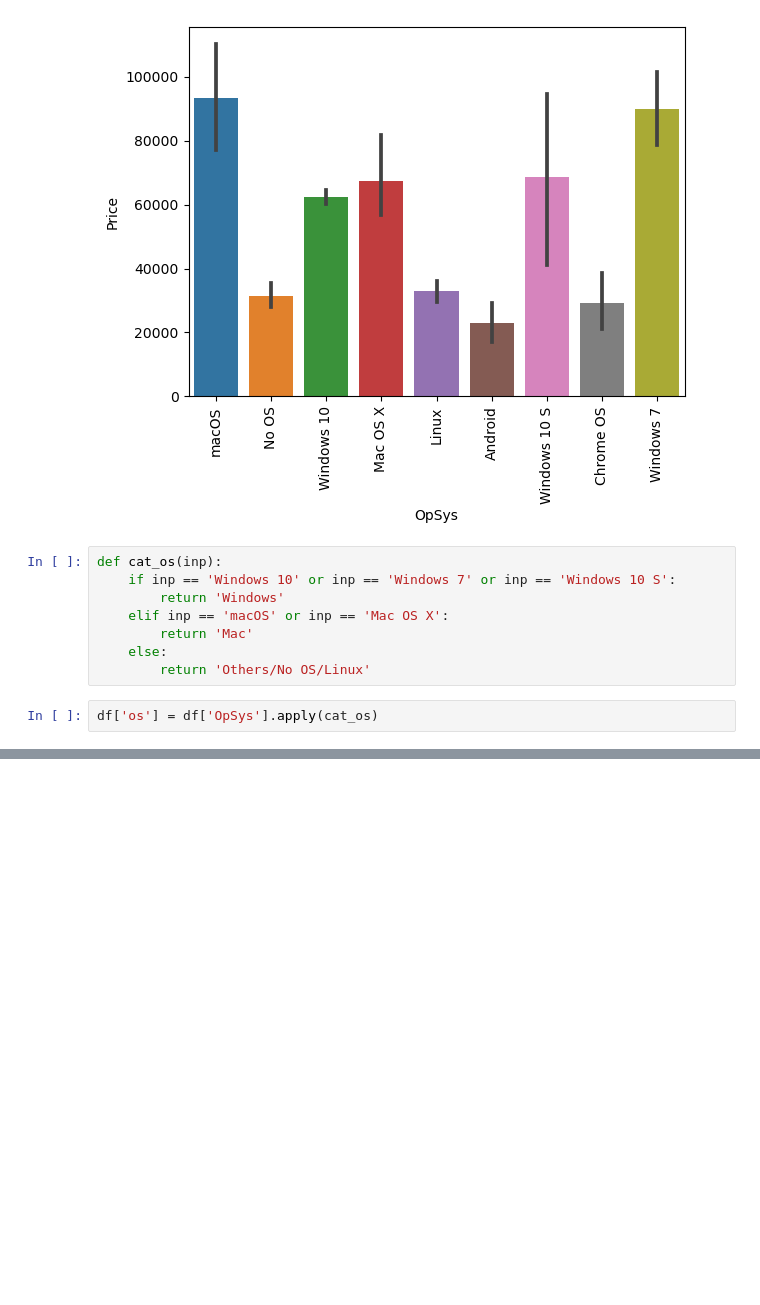
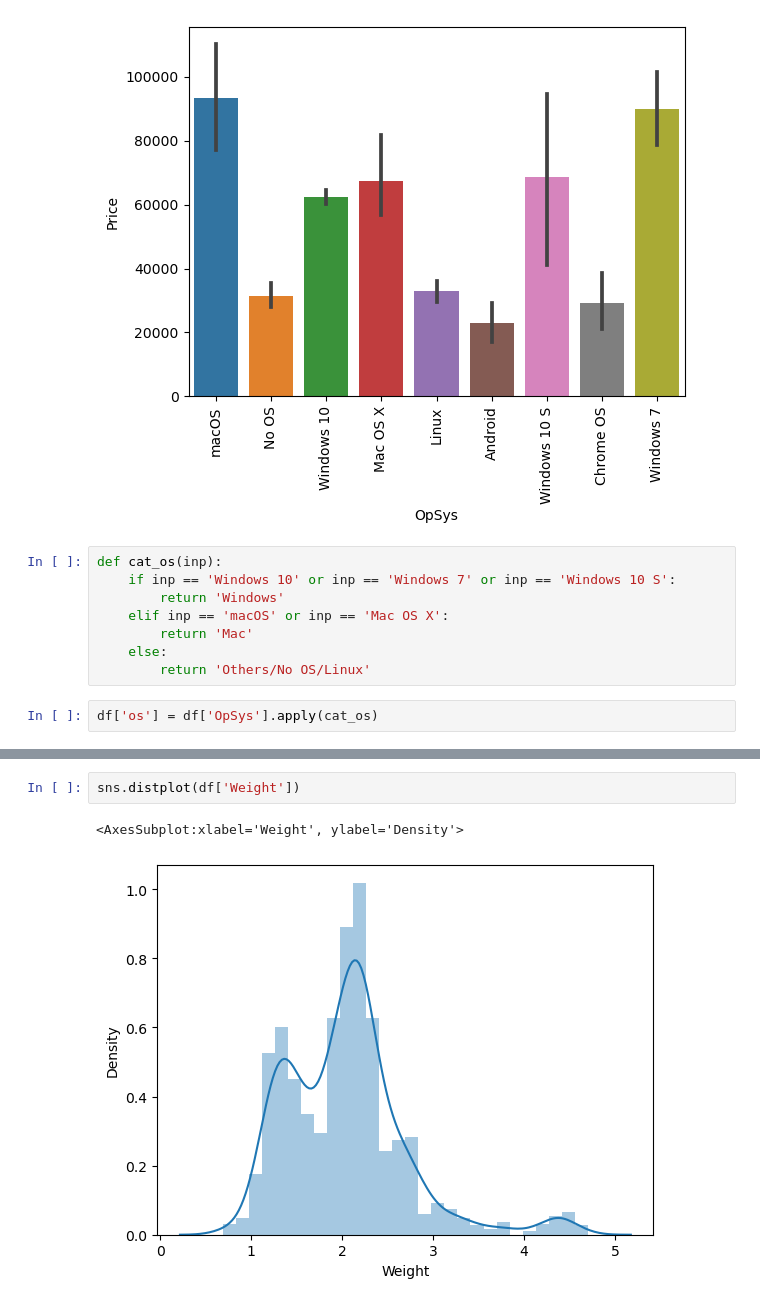
Before and after one commit to ApurbaKumarMajumder/Machine_Learning_Projects, a Jupyter notebook: Laptop_price_Predictor/notebook.ipynb, the cells around one changed output, grey strips where cells are left out. Cells and saved outputs as stored; diff of their text form; blank space fills up the shorter version.

```diff
--- a/Laptop_price_Predictor/notebook.ipynb
+++ b/Laptop_price_Predictor/notebook.ipynb
@@ -653,0 +662,5 @@ df.head()
+# %%
+sns.distplot(df['Weight'])
+# %% [output]
+<AxesSubplot:xlabel='Weight', ylabel='Density'>
+[figure, added]
```
Also changed, not shown: parts of 5 cells of this notebook.
